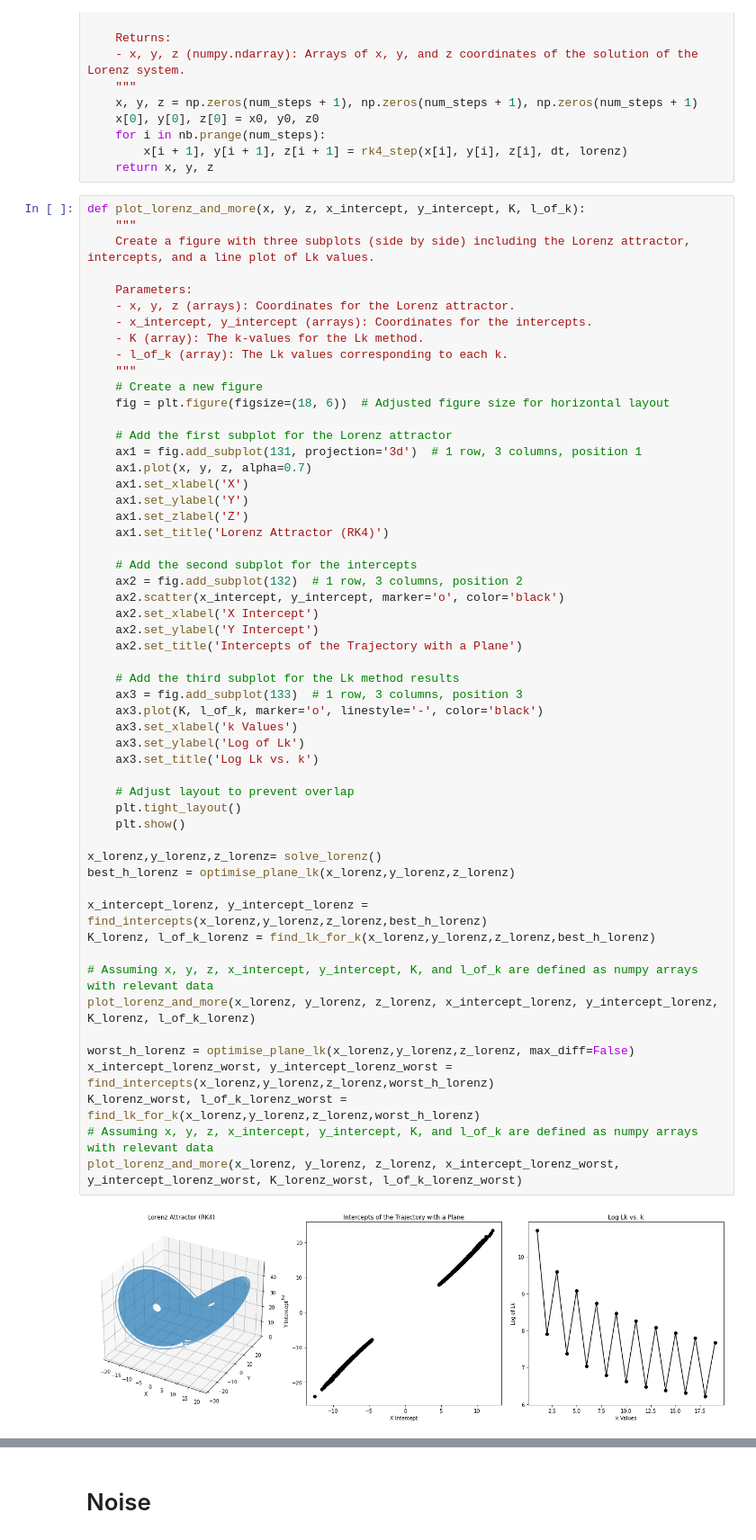
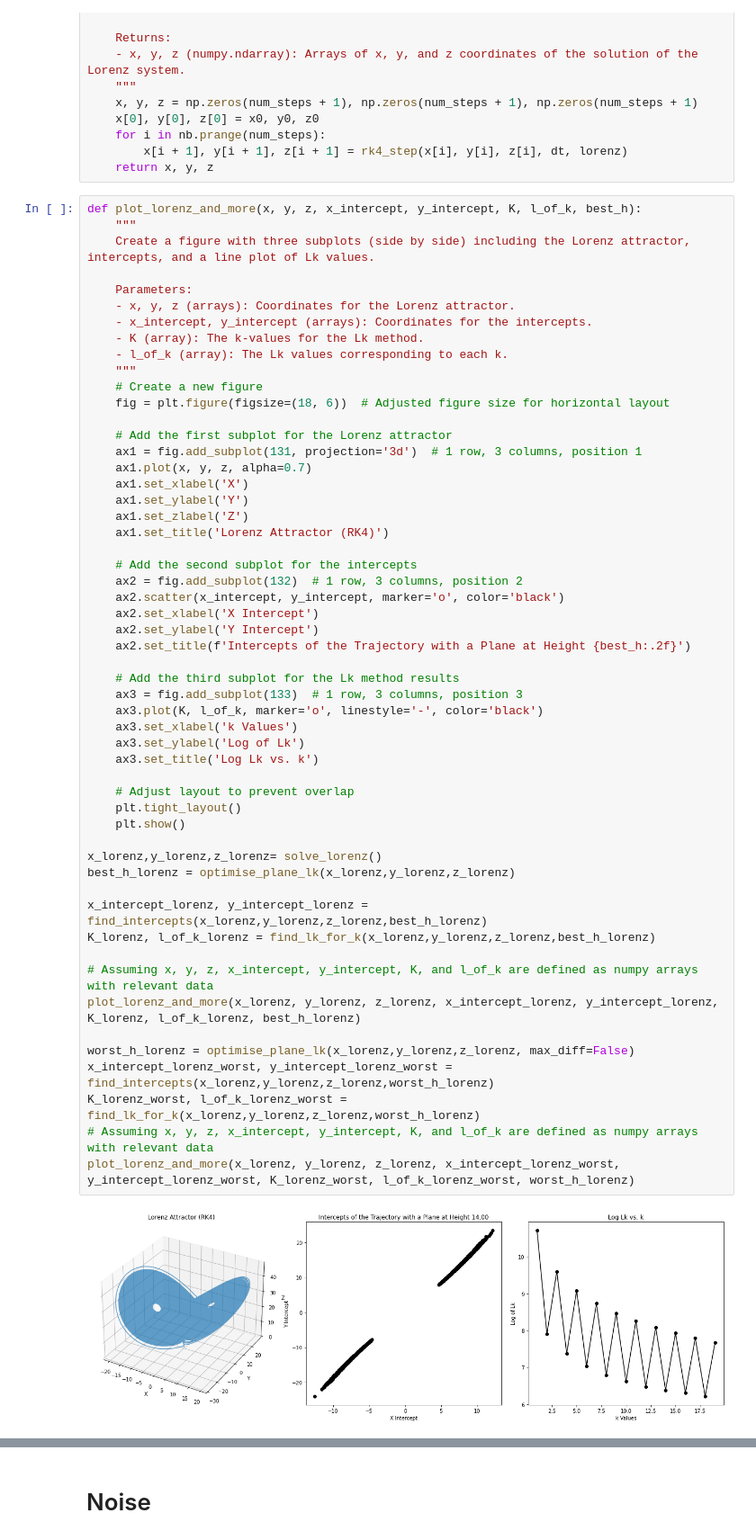
Before and after one commit to Frank0024/Projet_final_chaos, a Jupyter notebook: P&H_method copy.ipynb, the cells around one changed output, grey strips where cells are left out. Shown at 90% size. Drawn from its saved outputs; the diff is of its cells as text.

```diff
--- a/P&H_method copy.ipynb
+++ b/P&H_method copy.ipynb
@@ -244,7 +244,7 @@ def solve_lorenz(x0=0.0, y0=1.0, z0=1.05, dt=0.01, num_steps=1000000):
         x[i + 1], y[i + 1], z[i + 1] = rk4_step(x[i], y[i], z[i], dt, lorenz)
     return x, y, z
 # %%
-def plot_lorenz_and_more(x, y, z, x_intercept, y_intercept, K, l_of_k):
+def plot_lorenz_and_more(x, y, z, x_intercept, y_intercept, K, l_of_k, best_h):
     """
     Create a figure with three subplots (side by side) including the Lorenz attractor, intercepts, and a line plot of Lk values.
 
@@ -268,34 +268,34 @@ def plot_lorenz_and_more(x, y, z, x_intercept, y_intercept, K, l_of_k):
     # Add the second subplot for the intercepts
     ax2 = fig.add_subplot(132)  # 1 row, 3 columns, position 2
     ax2.scatter(x_intercept, y_intercept, marker='o', color='black')
     ax2.set_xlabel('X Intercept')
     ax2.set_ylabel('Y Intercept')
-    ax2.set_title('Intercepts of the Trajectory with a Plane')
+    ax2.set_title(f'Intercepts of the Trajectory with a Plane at Height {best_h:.2f}')
 
     # Add the third subplot for the Lk method results
     ax3 = fig.add_subplot(133)  # 1 row, 3 columns, position 3
     ax3.plot(K, l_of_k, marker='o', linestyle='-', color='black')
     ax3.set_xlabel('k Values')
     ax3.set_ylabel('Log of Lk')
     ax3.set_title('Log Lk vs. k')
 
     # Adjust layout to prevent overlap
     plt.tight_layout()
     plt.show()
 
 x_lorenz,y_lorenz,z_lorenz= solve_lorenz()
 best_h_lorenz = optimise_plane_lk(x_lorenz,y_lorenz,z_lorenz)
 
 x_intercept_lorenz, y_intercept_lorenz = find_intercepts(x_lorenz,y_lorenz,z_lorenz,best_h_lorenz)
 K_lorenz, l_of_k_lorenz = find_lk_for_k(x_lorenz,y_lorenz,z_lorenz,best_h_lorenz)
 
 # Assuming x, y, z, x_intercept, y_intercept, K, and l_of_k are defined as numpy arrays with relevant data
-plot_lorenz_and_more(x_lorenz, y_lorenz, z_lorenz, x_intercept_lorenz, y_intercept_lorenz, K_lorenz, l_of_k_lorenz)
+plot_lorenz_and_more(x_lorenz, y_lorenz, z_lorenz, x_intercept_lorenz, y_intercept_lorenz, K_lorenz, l_of_k_lorenz, best_h_lorenz)
 
 worst_h_lorenz = optimise_plane_lk(x_lorenz,y_lorenz,z_lorenz, max_diff=False)
 x_intercept_lorenz_worst, y_intercept_lorenz_worst = find_intercepts(x_lorenz,y_lorenz,z_lorenz,worst_h_lorenz)
 K_lorenz_worst, l_of_k_lorenz_worst = find_lk_for_k(x_lorenz,y_lorenz,z_lorenz,worst_h_lorenz)
 # Assuming x, y, z, x_intercept, y_intercept, K, and l_of_k are defined as numpy arrays with relevant data
-plot_lorenz_and_more(x_lorenz, y_lorenz, z_lorenz, x_intercept_lorenz_worst, y_intercept_lorenz_worst, K_lorenz_worst, l_of_k_lorenz_worst)
+plot_lorenz_and_more(x_lorenz, y_lorenz, z_lorenz, x_intercept_lorenz_worst, y_intercept_lorenz_worst, K_lorenz_worst, l_of_k_lorenz_worst, worst_h_lorenz)
 # %% [output]
-[figure, old version]
+[figure, new version]
```
Also changed, not shown: parts of 5 cells of this notebook.
